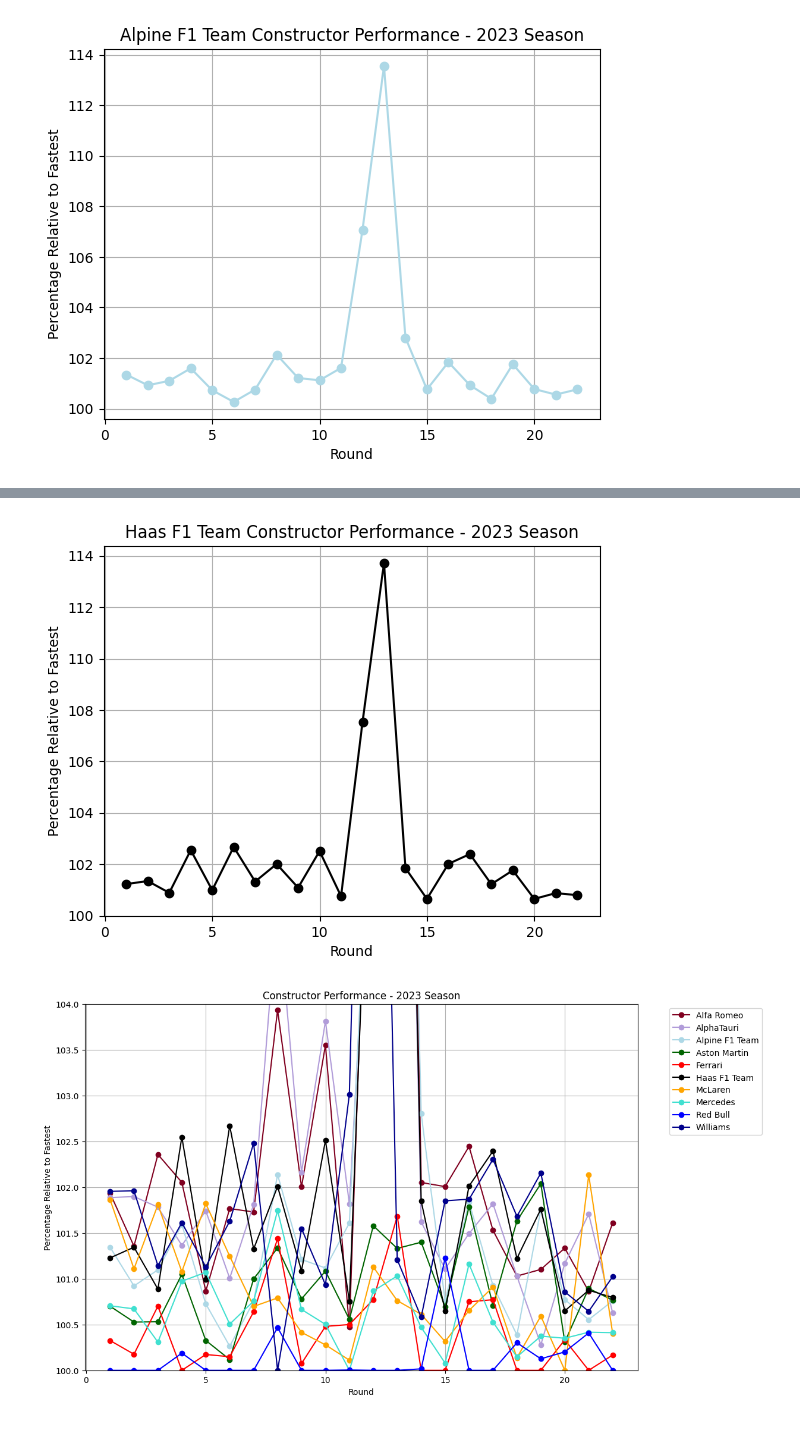
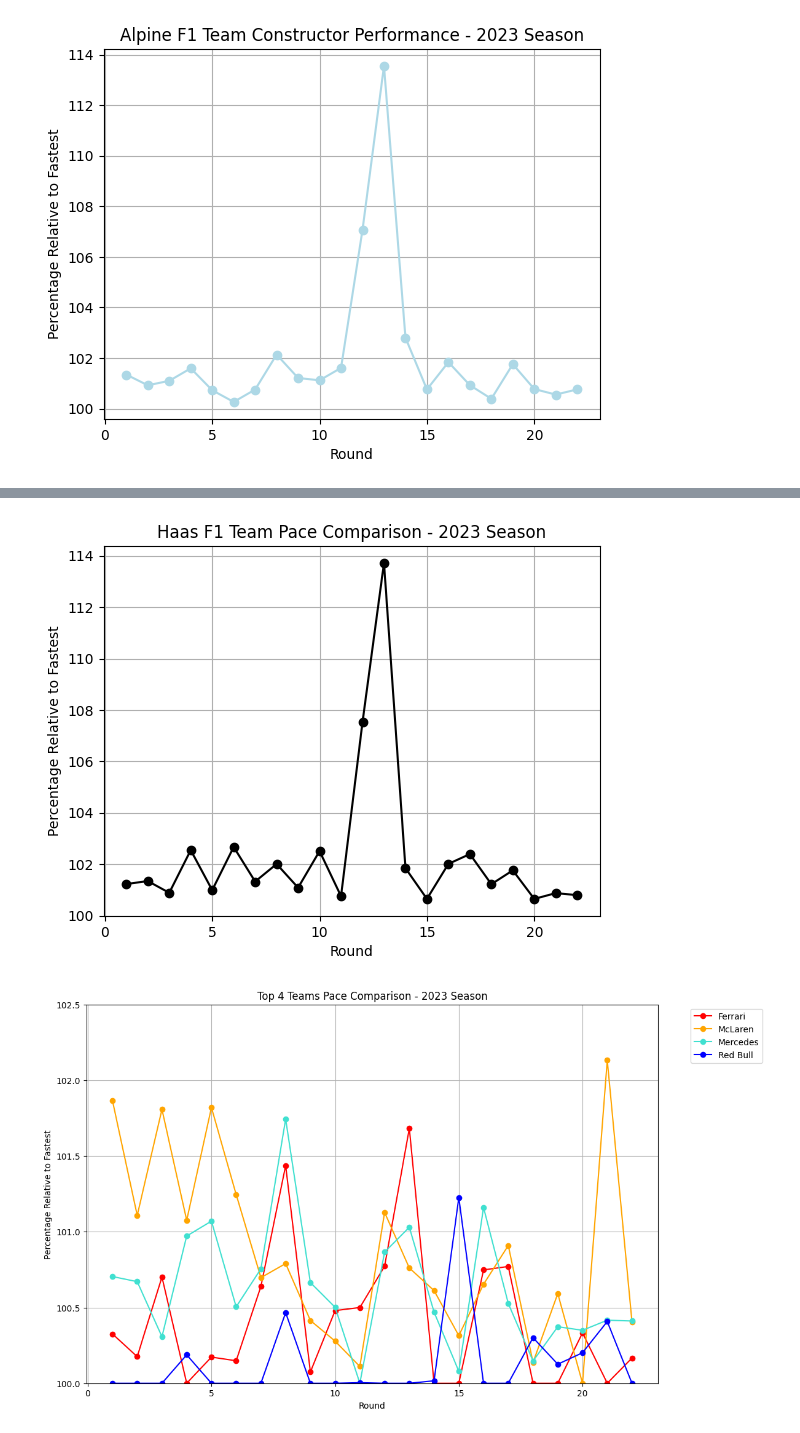
Before and after one commit to GoranBogetic/Podatkovna-rad, a Jupyter notebook: rad.ipynb, the cells around one changed output, grey strips where cells are left out. Drawn from its saved outputs; the diff is of its cells as text; code cells hidden in the pictures.

```diff
--- a/rad.ipynb
+++ b/rad.ipynb
@@ -857,13 +828,13 @@ for round_no in unique_rounds:
     haas_percentages.append(haas_result['Percentage_Relative_to_Fastest'].values[0])
 
 plt.plot(unique_rounds, haas_percentages, marker='o', linestyle='-', color='black')
-plt.title('Haas F1 Team Constructor Performance - 2023 Season')
+plt.title('Haas F1 Team Pace Comparison - 2023 Season')
 plt.xlabel('Round')
 plt.ylabel('Percentage Relative to Fastest')
 plt.grid(True)
 plt.show()
 # %% [output]
-[figure, old version]
+[figure, new version]
 # %%
 import pandas as pd
 import matplotlib.pyplot as plt
@@ -879,44 +850,41 @@ unique_rounds = season_2023_df['Round_No'].unique()
 constructor_colors = {
     'Red Bull': 'blue',
     'Ferrari': 'red',
     'Mercedes': 'turquoise',
-    'McLaren': 'orange',
-    'Aston Martin': 'darkgreen',
-    'Alpine F1 Team': 'lightblue',
-    'Williams': 'darkblue',
-    'AlphaTauri': '#B19CD9',
-    'Alfa Romeo': '#800020',
-    'Haas F1 Team': 'black'
+    'McLaren': 'orange'
 }
+
+selected_constructors = ['Red Bull', 'Ferrari', 'Mercedes', 'McLaren']
 
 all_constructor_percentages = {}
 
 for round_no in unique_rounds:
     round_df = season_2023_df[season_2023_df['Round_No'] == round_no].copy()
 
     fastest_time = round_df['Fastest_Qualifying_Time'].min()
     result_df = round_df.groupby('Constructor_Name')['Fastest_Qualifying_Time'].min().reset_index()
 
     result_df['Percentage_Relative_to_Fastest'] = (result_df['Fastest_Qualifying_Time'] / fastest_time) * 100
 
     for constructor, percentage in zip(result_df['Constructor_Name'], result_df['Percentage_Relative_to_Fastest']):
-        if constructor not in all_constructor_percentages:
-            all_constructor_percentages[constructor] = []
-        all_constructor_percentages[constructor].append(percentage)
+        if constructor in selected_constructors:
+            if constructor not in all_constructor_percentages:
+                all_constructor_percentages[constructor] = []
+            all_constructor_percentages[constructor].append(percentage)
 
 plt.figure(figsize=(12, 8))
 
 for constructor, percentages in all_constructor_percentages.items():
     color = constructor_colors.get(constructor, 'gray')
     plt.plot(unique_rounds, percentages, marker='o', linestyle='-', label=constructor, color=color)
 
-plt.ylim(100, 104)
+plt.ylim(100, 102.5)
 
-plt.title('Constructor Performance - 2023 Season')
+plt.title('Top 4 Teams Pace Comparison - 2023 Season')
 plt.xlabel('Round')
 plt.ylabel('Percentage Relative to Fastest')
-plt.legend(bbox_to_anchor=(1.05, 1), loc='upper left')  # Move legend outside the plot
+plt.legend(bbox_to_anchor=(1.05, 1), loc='upper left')
 plt.grid(True)
 plt.show()
 # %% [output]
-[figure, old version]
+[figure, new version]
```
Also changed, not shown: parts of 21 cells of this notebook.
